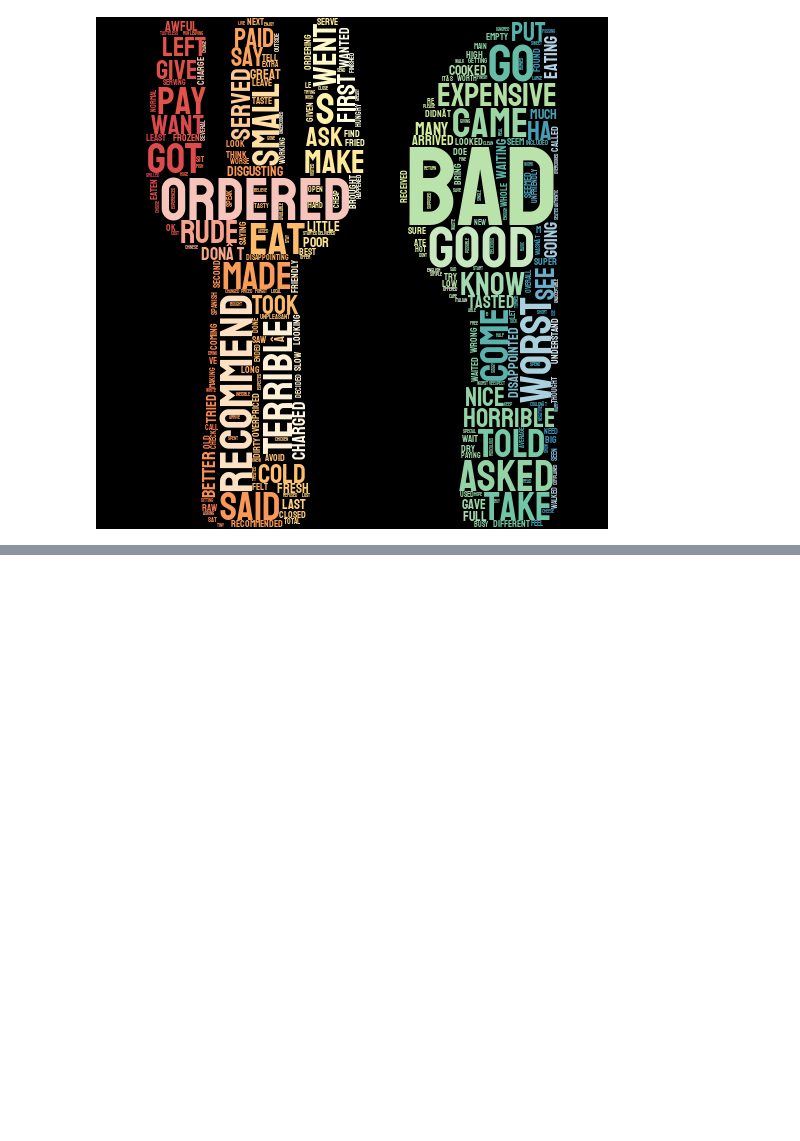
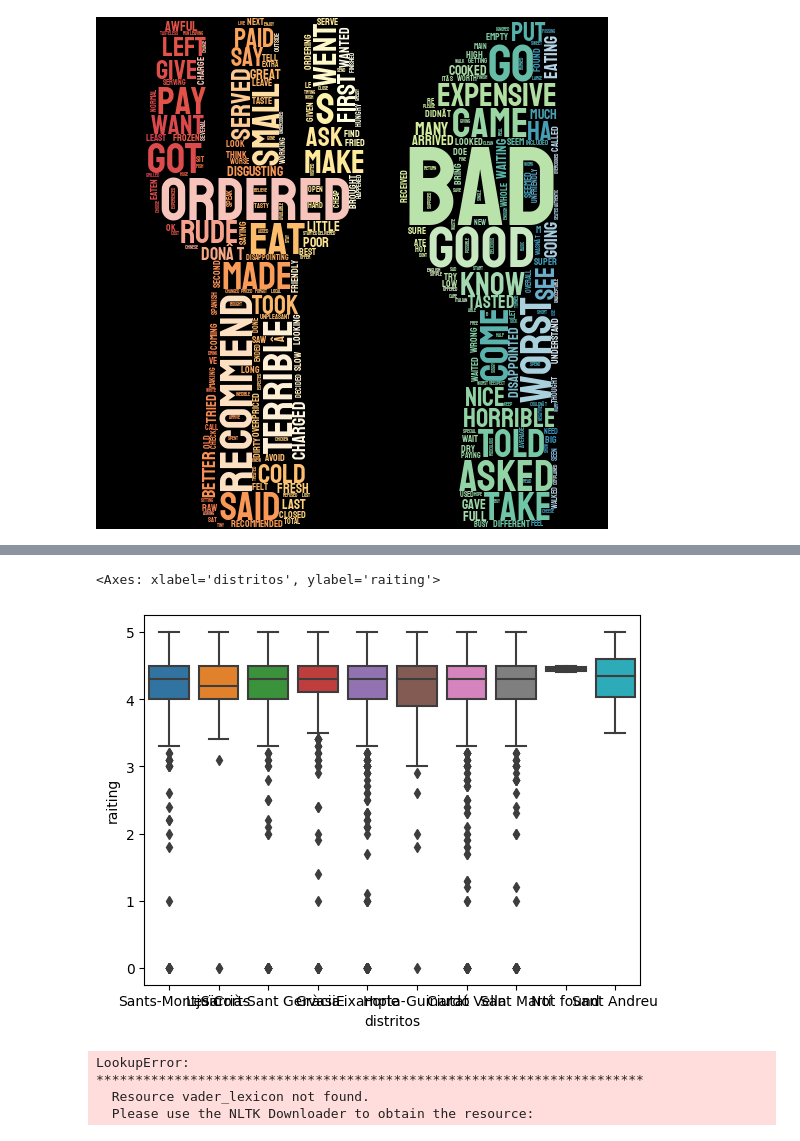
Before and after one commit to augustomues/Search-Restaurants, a Jupyter notebook: main.ipynb, the cells around one changed output, grey strips where cells are left out. Drawn from its saved outputs; the diff is of its cells as text; code cells hidden in the pictures; blank space fills up the shorter version.

```diff
--- a/main.ipynb
+++ b/main.ipynb
@@ -491,0 +507,12 @@ Image(filename='words_1_stars.png')
+# %%
+sns.boxplot(x=df['distritos'], y=df['raiting'])
+# %% [output]
+<Axes: xlabel='distritos', ylabel='raiting'>
+[figure, added]
+# %%
+sid = SentimentIntensityAnalyzer()
+# %% [output]
+LookupError:
+**********************************************************************
+  Resource vader_lexicon not found.
+  Please use the NLTK Downloader to obtain the resource:
```
Also changed, not shown: parts of 6 cells of this notebook, 2 other files.
